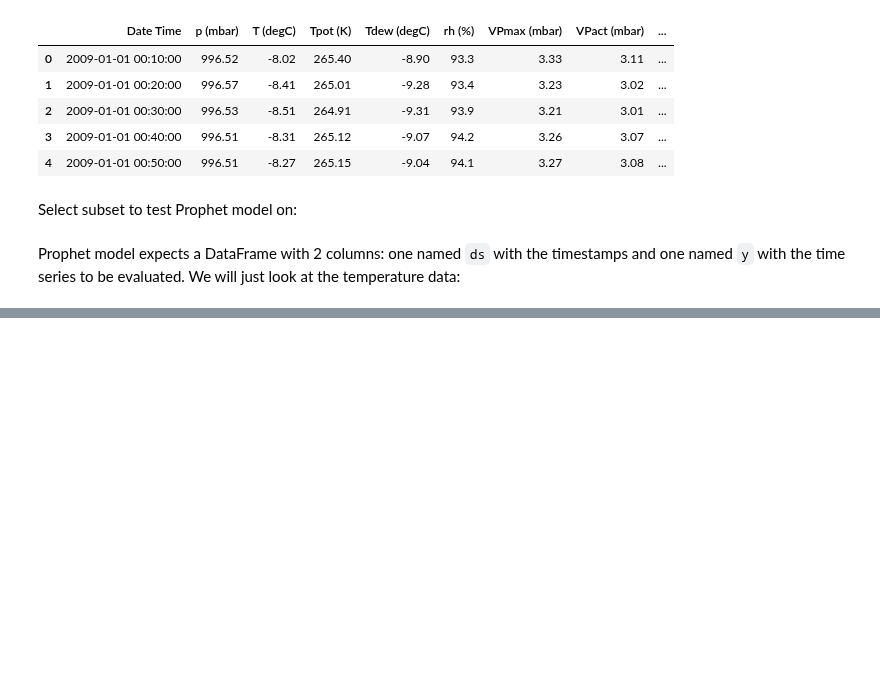
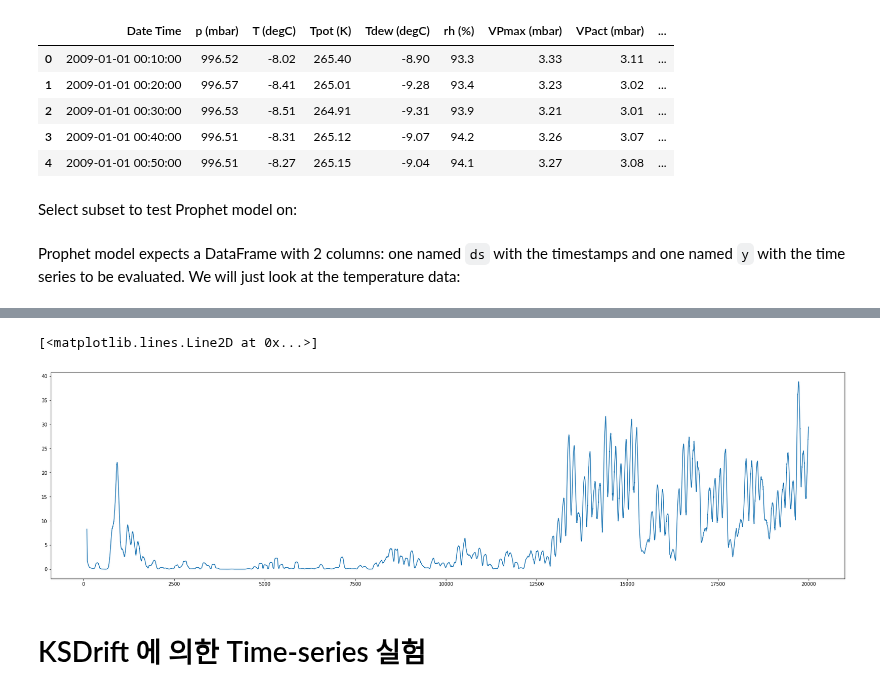
Before and after one commit to dolmani38/drift, a Jupyter notebook: od_prophet_weather.ipynb, the cells around one changed output, grey strips where cells are left out. Drawn from its saved outputs; the diff is of its cells as text; code cells hidden in the pictures; blank space fills up the shorter version.

```diff
--- a/od_prophet_weather.ipynb
+++ b/od_prophet_weather.ipynb
@@ -426,0 +217,8 @@ Number of outliers: 42
+# %%
+figure(figsize=(30, 8))
+plt.plot(mse.rolling(window=100).mean())
+# %% [output]
+[<matplotlib.lines.Line2D at 0x...>]
+[figure, added]
+# %% [markdown]
+# KSDrift 에 의한 Time-series 실험
```
Also changed, not shown: parts of 55 cells of this notebook.
